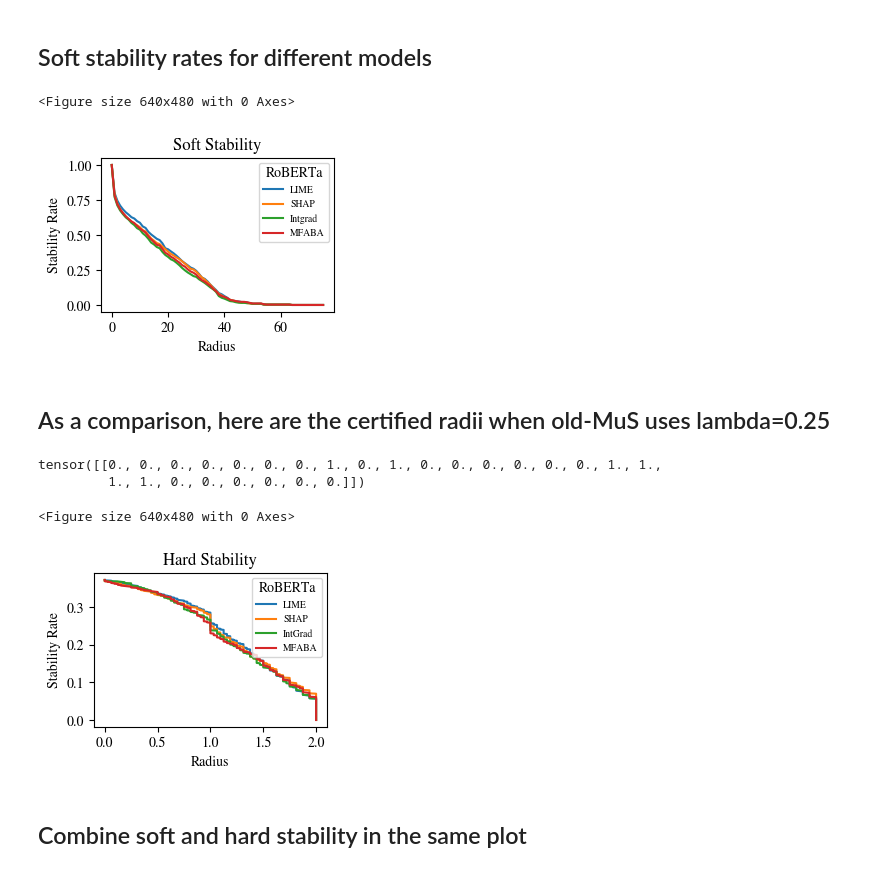
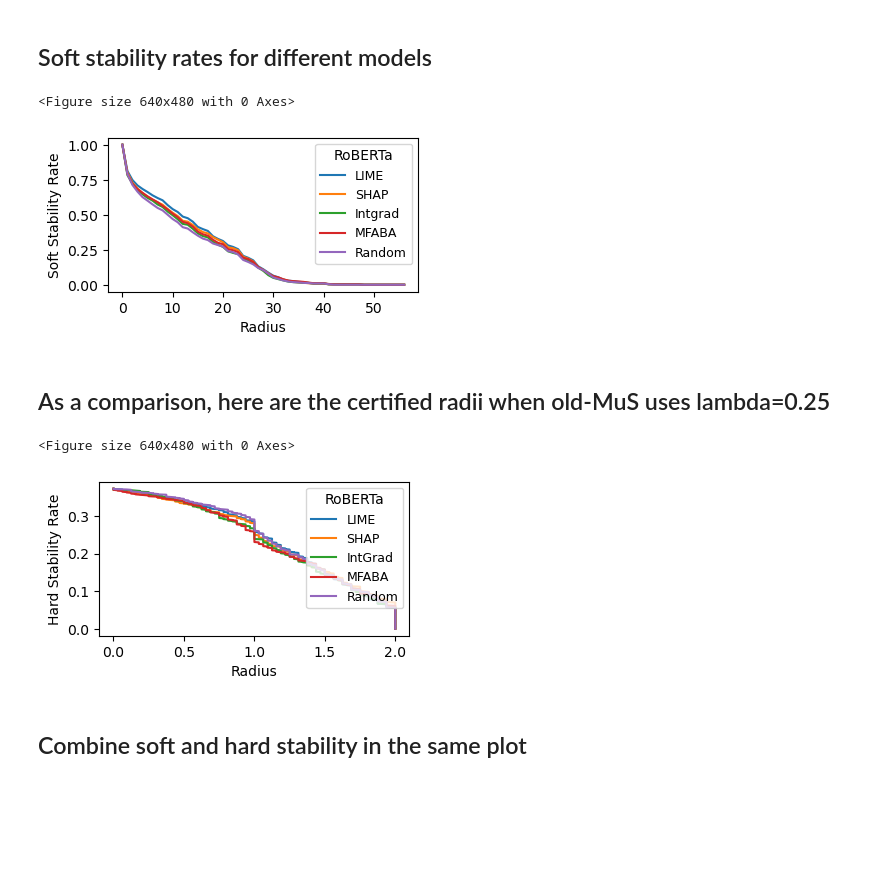
Before and after one commit to helenjin/soft_stability, a Jupyter notebook: notebooks/test_roberta_plots.ipynb, the cells around one changed output. Saved outputs shown, nothing was run; the diff lists cells and outputs as text; code cells hidden in the pictures; blank space fills up the shorter version.

Commit message:
updated figures

```diff
--- a/notebooks/test_roberta_plots.ipynb
+++ b/notebooks/test_roberta_plots.ipynb
@@ -156,6 +169,7 @@ lime_stability_rates_file = cache_dir / "roberta_lime_stability_rates.pt"
 shap_stability_rates_file = cache_dir / "roberta_shap_stability_rates.pt"
 intgrad_stability_rates_file = cache_dir / "roberta_intgrad_stability_rates.pt"
 mfaba_stability_rates_file = cache_dir / "roberta_mfaba_stability_rates.pt"
+random_stability_rates_file = cache_dir / "roberta_random_stability_rates.pt"
 # %%
 if lime_stability_rates_file.exists() and use_cache:
     lime_stability_rates = torch.load(lime_stability_rates_file)
@@ -198,10 +214,11 @@ if intgrad_stability_rates_file.exists() and use_cache:
 else:
     intgrad_stability_rates = []
     for i, exp in enumerate(tqdm(intgrad_explanations)):
-        all_radius = list(range(0, exp.size(1), 1))
+        exp_sz = len(torch.nonzero(exp[0]))
+        all_radius = list(range(0, exp.size(1) - exp_sz, 1))
         intgrad_stability_rates.append(torch.stack([
             soft_stability_rate_text(
-                model, data[i][0]['input_ids'], data[i][0]['attention_mask'], alpha=exp.to(device), radius=r, epsilon=eps, delta=delta
+                model, data[i][0]['input_ids'].to(device), data[i][0]['attention_mask'].to(device), alpha=exp.to(device), radius=r, epsilon=eps, delta=delta
             ) for r in all_radius
         ]))
     # Find the maximum length
@@ -216,10 +233,11 @@ if mfaba_stability_rates_file.exists() and use_cache:
 else:
     mfaba_stability_rates = []
     for i, exp in enumerate(tqdm(mfaba_explanations)):
-        all_radius = list(range(0, exp.size(1), 1))
+        exp_sz = len(torch.nonzero(exp[0]))
+        all_radius = list(range(0, exp.size(1) - exp_sz, 1))
         mfaba_stability_rates.append(torch.stack([
             soft_stability_rate_text(
-                model, data[i][0]['input_ids'], data[i][0]['attention_mask'], alpha=exp.to(device), radius=r, epsilon=eps, delta=delta
+                model, data[i][0]['input_ids'].to(device), data[i][0]['attention_mask'].to(device), alpha=exp.to(device), radius=r, epsilon=eps, delta=delta
             ) for r in all_radius
         ]))
     # Find the maximum length
@@ -228,44 +246,62 @@ else:
     mfaba_stability_rates = [torch.nn.functional.pad(t, (0, max_len - t.size(0)), value=float('nan')) for t in mfaba_stability_rates]
     mfaba_stability_rates = torch.stack(mfaba_stability_rates).cpu()
     torch.save(mfaba_stability_rates, mfaba_stability_rates_file)
+# %%
+if random_stability_rates_file.exists() and use_cache:
+    random_stability_rates = torch.load(random_stability_rates_file)
+else:
+    random_stability_rates = []
+    for i, exp in enumerate(tqdm(random_explanations)):
+        exp_sz = len(torch.nonzero(exp[0]))
+        all_radius = list(range(0, exp.size(1) - exp_sz, 1))
+        random_stability_rates.append(torch.stack([
+            soft_stability_rate_text(
+                model, data[i][0]['input_ids'].to(device), data[i][0]['attention_mask'].to(device), alpha=exp.to(device), radius=r, epsilon=eps, delta=delta
+            ) for r in all_radius
+        ]))
+    # Find the maximum length
+    max_len = max(t.size(0) for t in random_stability_rates)
+    # Pad tensors to the same length with NaN
+    random_stability_rates = [torch.nn.functional.pad(t, (0, max_len - t.size(0)), value=float('nan')) for t in random_stability_rates]
+    random_stability_rates = torch.stack(random_stability_rates).cpu()
+    torch.save(random_stability_rates, random_stability_rates_file)
 # %%
 max_len = max(t.size(0) for t in lime_stability_rates)
 all_radius = list(range(0, max_len))
 
 
 plt.clf()
-plt.figure(figsize=(3, 2))
+plt.figure(figsize=(4, 2))
+plt.rcParams["font.family"] = "DejaVu Sans"
+
 # plt.plot(all_radius, torch.nanmean(lime_stability_rates, dim=0), label="LIME")
 # plt.plot(all_radius, torch.nanmean(intgrad_stability_rates, dim=0), label="IntGrad")
 # plt.plot(all_radius, torch.nanmean(mfaba_stability_rates, dim=0), label="MFABA")
 
 plt.plot(all_radius, torch.mean(torch.nan_to_num(lime_stability_rates, nan=0), dim=0)
 , label="LIME")
 plt.plot(all_radius, torch.mean(torch.nan_to_num(shap_stability_rates, nan=0), dim=0)
 , label="SHAP")
 plt.plot(all_radius, torch.mean(torch.nan_to_num(intgrad_stability_rates, nan=0), dim=0)
 , label="Intgrad")
 plt.plot(all_radius, torch.mean(torch.nan_to_num(mfaba_stability_rates, nan=0), dim=0)
 , label="MFABA")
+plt.plot(all_radius, torch.mean(torch.nan_to_num(random_stability_rates, nan=0), dim=0)
+, label="Random")
 
 plt.xlabel('Radius')
-plt.ylabel('Stability Rate')
-plt.legend(title="RoBERTa", loc="upper right", prop={'size': 7})
-plt.title('Soft Stability')
-plt.savefig('_dump/roberta_tweeteval_soft', bbox_inches="tight")
+plt.ylabel('Soft Stability Rate')
+plt.legend(title="RoBERTa", loc="upper right", prop={'size': 9})
+# plt.title('Soft Stability')
+plt.savefig('_dump/roberta_tweeteval_soft.pdf', bbox_inches="tight")
 plt.show()
 # %% [output]
 <Figure size 640x480 with 0 Axes>
-[figure, old version]
+[figure, new version]
 # %% [markdown]
 ## As a comparison, here are the certified radii when old-MuS uses lambda=0.25
 # %%
 cert_mus_text = CertifiedMuSTextClassifier(raw_model, lambda_=0.25)
-# %%
-lime_explanations[0]
-# %% [output]
-tensor([[0., 0., 0., 0., 0., 0., 0., 1., 0., 1., 0., 0., 0., 0., 0., 0., 1., 1.,
-         1., 1., 0., 0., 0., 0., 0., 0.]])
 # %%
 cert_lime_stability_rates = torch.cat([
     cert_mus_text(
@@ -311,18 +357,21 @@ cert_mfaba_stability_rates = torch.load(cache_dir / "roberta_mfaba_cert_stabilit
 # %%
 plt.clf()
-plt.figure(figsize=(3, 2))
+plt.figure(figsize=(4, 2))
+plt.rcParams["font.family"] = "DejaVu Sans"
+
 plt.plot(cert_lime_stability_rates.sort(descending=True).values, [0.001 * i for i in range(0, len(data))], label="LIME")
 plt.plot(cert_shap_stability_rates.sort(descending=True).values, [0.001 * i for i in range(0, len(data))], label="SHAP")
 plt.plot(cert_intgrad_stability_rates.sort(descending=True).values, [0.001 * i for i in range(0, len(data))], label="IntGrad")
 plt.plot(cert_mfaba_stability_rates.sort(descending=True).values, [0.001 * i for i in range(0, len(data))], label="MFABA")
+plt.plot(cert_random_stability_rates.sort(descending=True).values, [0.001 * i for i in range(0, len(data))], label="Random")
 plt.xlabel('Radius')
-plt.ylabel('Stability Rate')
-plt.legend(title="RoBERTa", loc="upper right", prop={'size': 7})
-plt.title('Hard Stability')
-plt.savefig('_dump/roberta_tweeteval_hard', bbox_inches="tight")
+plt.ylabel('Hard Stability Rate')
+plt.legend(title="RoBERTa", loc="upper right", prop={'size': 9})
+# plt.title('Hard Stability')
+plt.savefig('_dump/roberta_tweeteval_hard.pdf', bbox_inches="tight")
 # %% [output]
 <Figure size 640x480 with 0 Axes>
-[figure, old version]
+[figure, new version]
 # %% [markdown]
 ## Combine soft and hard stability in the same plot
 # %%
```
Also changed, not shown: parts of 9 cells of this notebook, 22 other files.
